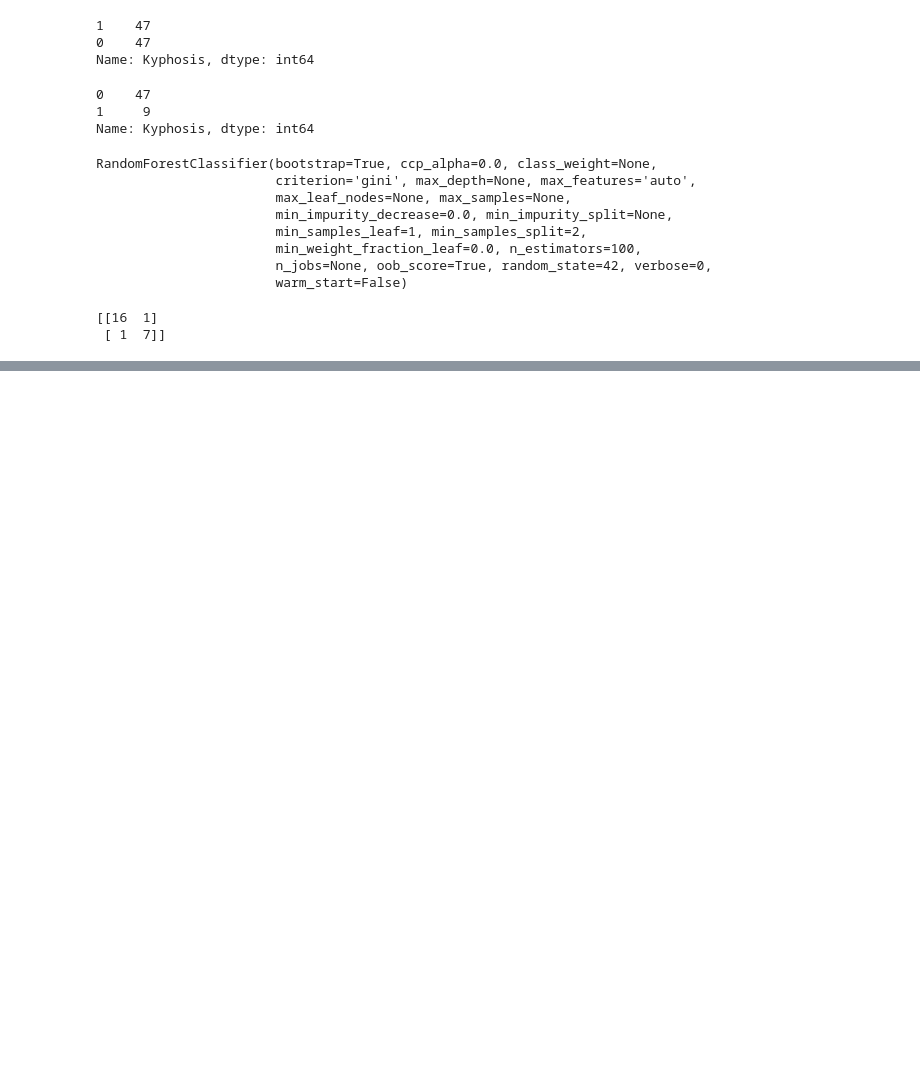
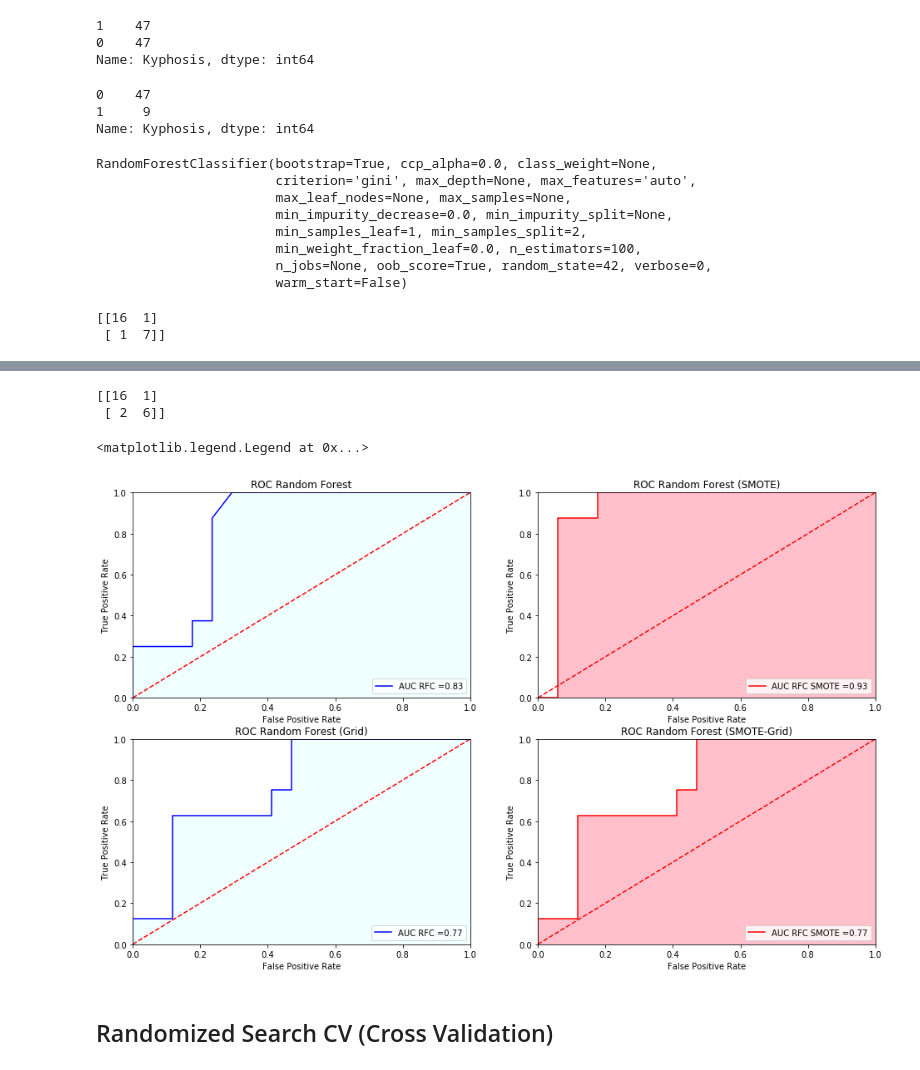
Before and after one commit to ridhoaryo/modul3_decisiontree, a Jupyter notebook: Materi_Decision_Tree_And_Forest.ipynb, the cells around one changed output, grey strips where cells are left out. Saved outputs shown, nothing was run; the diff lists cells and outputs as text; code cells hidden in the pictures; blank space fills up the shorter version.

```diff
--- a/Materi_Decision_Tree_And_Forest.ipynb
+++ b/Materi_Decision_Tree_And_Forest.ipynb
@@ -616,0 +835,3 @@ print(confusion_matrix(y_test, rfcsmot_pred))
+# %%
+grid_pred = rfc_grid.predict(X_test)
+grid_proba = rfc_grid.predict_proba(X_test)
@@ -616,0 +860,4 @@ print(confusion_matrix(y_test, rfcsmot_pred))
+# %%
+probrfcgrid = grid_proba[:,1]
+fpr_grid1, tpr_grid1, threshold_grid1 = roc_curve(y_test, probrfcgrid)
+roc_auc_grid1 = auc(fpr_grid1, tpr_grid1)
@@ -616,0 +903,3 @@ print(confusion_matrix(y_test, rfcsmot_pred))
+# %%
+grid_smot_pred = rfc_grid_smot.predict(X_test)
+grid_smot_proba = rfc_grid.predict_proba(X_test)
@@ -616,0 +917,59 @@ print(confusion_matrix(y_test, rfcsmot_pred))
+# %%
+print(confusion_matrix(y_test, grid_smot_pred))
+# %% [output]
+[[16  1]
+ [ 2  6]]
+# %%
+probgridsmot = grid_smot_proba[:,1]
+fpr_gridsm1, tpr_gridsm1, threshold_gridsm1 = roc_curve(y_test, probgridsmot)
+roc_auc_gridsm1 = auc(fpr_gridsm1, tpr_gridsm1)
+# %%
+plt.figure(figsize=(16,10))
+plt.subplot(221)
+plt.title('ROC Random Forest')
+plt.plot(fpr_rf1, tpr_rf1, 'blue', label='AUC RFC ={}'.format(round(roc_auc_rf1,2)))
+plt.plot([0,1], [0,1], 'r--')
+plt.xlim([0,1])
+plt.ylim([0,1])
+plt.xlabel('False Positive Rate')
+plt.ylabel('True Positive Rate')
+plt.fill_between(fpr_rf1, tpr_rf1, 0, facecolor='azure', alpha=1)
+plt.legend(loc='lower right')
+
+plt.subplot(222)
+plt.title('ROC Random Forest (SMOTE)')
+plt.plot(fpr_rfsm1, tpr_rfsm1, 'red', label='AUC RFC SMOTE ={}'.format(round(roc_auc_rfsm1,2)))
+plt.plot([0,1], [0,1], 'r--')
+plt.xlim([0,1])
+plt.ylim([0,1])
+plt.xlabel('False Positive Rate')
+plt.ylabel('True Positive Rate')
+plt.fill_between(fpr_rfsm1, tpr_rfsm1, 0, facecolor='pink', alpha=1)
+plt.legend(loc='lower right')
+
+plt.subplot(223)
+plt.title('ROC Random Forest (Grid)')
+plt.plot(fpr_grid1, tpr_grid1, 'blue', label='AUC RFC ={}'.format(round(roc_auc_grid1,2)))
+plt.plot([0,1], [0,1], 'r--')
+plt.xlim([0,1])
+plt.ylim([0,1])
+plt.xlabel('False Positive Rate')
+plt.ylabel('True Positive Rate')
+plt.fill_between(fpr_grid1, tpr_grid1, 0, facecolor='azure', alpha=1)
+plt.legend(loc='lower right')
+
+plt.subplot(224)
+plt.title('ROC Random Forest (SMOTE-Grid)')
+plt.plot(fpr_gridsm1, tpr_gridsm1, 'red', label='AUC RFC SMOTE ={}'.format(round(roc_auc_gridsm1,2)))
+plt.plot([0,1], [0,1], 'r--')
+plt.xlim([0,1])
+plt.ylim([0,1])
+plt.xlabel('False Positive Rate')
+plt.ylabel('True Positive Rate')
+plt.fill_between(fpr_gridsm1, tpr_gridsm1, 0, facecolor='pink', alpha=1)
+plt.legend(loc='lower right')
+# %% [output]
+<matplotlib.legend.Legend at 0x...>
+[figure, added]
+# %% [markdown]
+## Randomized Search CV (Cross Validation)
```
Also changed, not shown: parts of 40 cells of this notebook.
